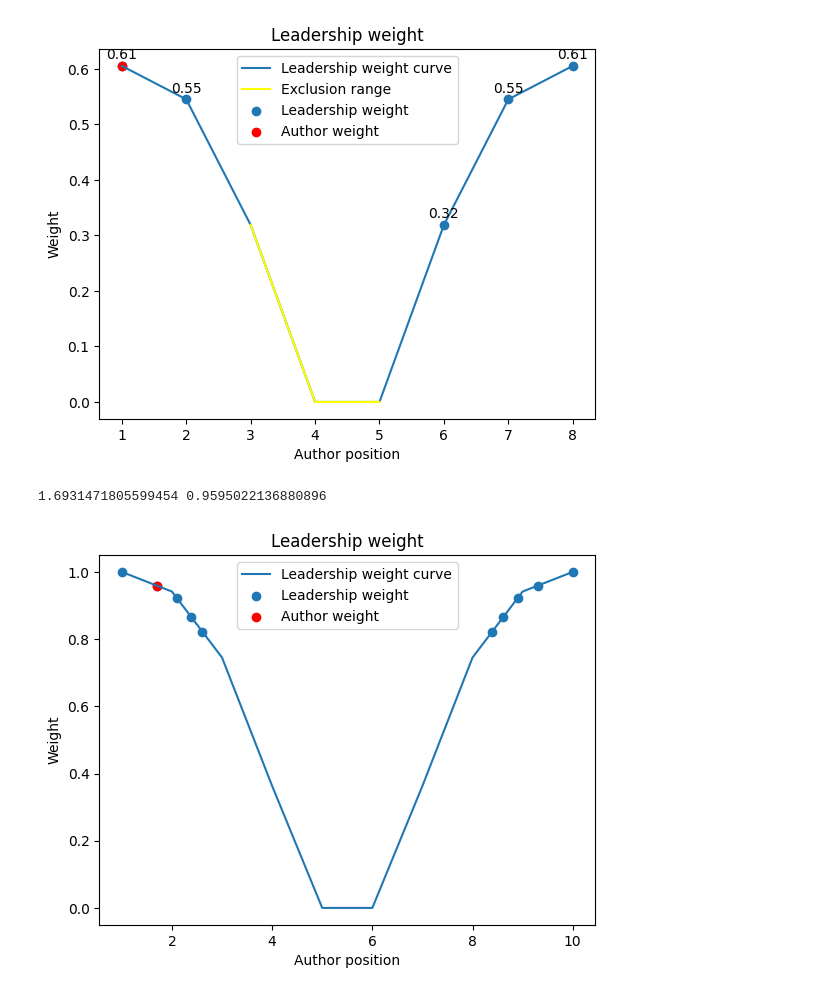
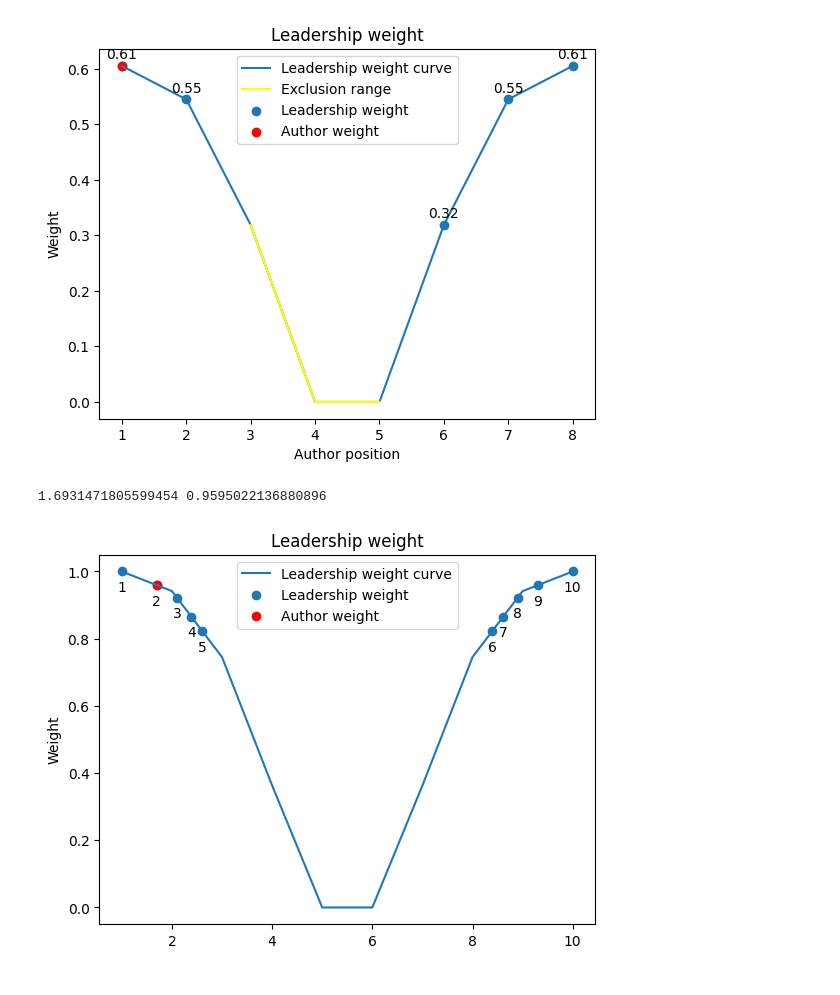
Before and after one commit to nepython/metrics, a Jupyter notebook: plots.ipynb, the cells around one changed output. Cells and saved outputs as stored; diff of their text form; code cells hidden in the pictures.

Commit message:
Modified leadership index

```diff
--- a/plots.ipynb
+++ b/plots.ipynb
@@ -184,43 +184,43 @@ plot_leadership_weight4(author_position=0, n=5, annotate=True)
 # 5-100: first author weight 0.95-0.3
 # 100 or more: first author weight 0.3
 
-def plot_leadership_weight_final(author_position=1, n=1, mean=0, std_dev=1, annotate=False):
+def plot_leadership_weight5(author_position=1, n=1, mean=0, std_dev=1, annotate=False):
     # Gaussian
     x_values = np.linspace(mean - 3 * std_dev, mean + 3 * std_dev, n)
     y_values = (1 / (std_dev * np.sqrt(2 * np.pi))) * np.exp(-(x_values - mean)**2 / (2 * std_dev**2))
     # Inverse Gaussian
     inv_gaussian = 1 - y_values
     # Normalize so that the maximum weight is 1 for first and last author
     inv_gaussian = (inv_gaussian - np.min(inv_gaussian))/ (np.max(inv_gaussian) - np.min(inv_gaussian))
 
     author_positions = np.arange(1, n+1)
     author_positions_logarithmic = np.array([1+np.log(author_pos) if author_pos<=n/2 else n-np.log(1+n-author_pos) for author_pos in author_positions])
     author_weights = np.interp(author_positions_logarithmic, author_positions, inv_gaussian)
 
     author_position_logarithmic = author_positions_logarithmic[author_position-1]
     author_weight = author_weights[author_position-1]
 
     print(author_position_logarithmic, author_weight)
 
     plt.plot(author_positions, inv_gaussian, label='Leadership weight curve')
 
     # Plot all authors' weights
     plt.scatter(author_positions_logarithmic, author_weights, label='Leadership weight')
     if annotate:
-        for x, y in zip(author_positions_logarithmic, author_weights):
-            plt.annotate(f'{y:.2f}', (x, y), textcoords="offset points", xytext=(0,5), ha='center')
+        for i, (x, y) in enumerate(zip(author_positions_logarithmic, author_weights)):
+            plt.annotate(f'{i+1}', (x, y-0.08), textcoords="offset points", xytext=(0,5), ha='center')
 
     plt.scatter(author_position_logarithmic, author_weight, label='Author weight', color='red')
-    plt.xlabel('Author position')
+    # plt.xlabel('Author position')
     plt.ylabel('Weight')
     plt.title('Leadership weight')
     plt.legend()
     plt.show()
 
-plot_leadership_weight_final(2, 10, annotate=False)
+plot_leadership_weight5(2, 10, annotate=True)
 
 # Gaussian should not shift based on n
-# Author position should detwermine weight alone
+# Author position should determine weight alone
 # %% [output]
 1.6931471805599454 0.9595022136880896
-[figure, old version]
+[figure, new version]
```
Also changed, not shown: parts of 1 cell of this notebook, 11 other files.
